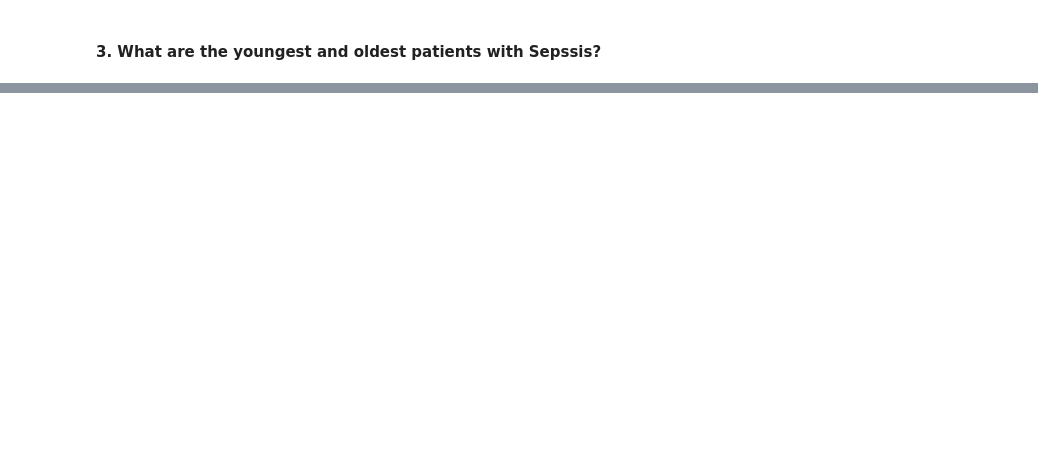
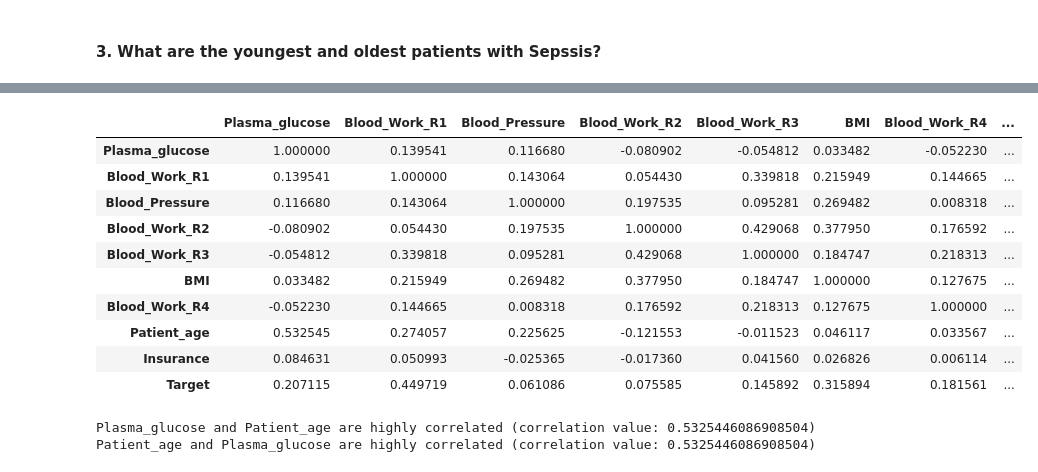
Before and after one commit to Gilbert-B/Machine-Learning-API-using-FastAPI, a Jupyter notebook: datasets/Sepsis.ipynb, the cells around one changed output, grey strips where cells are left out. Saved outputs shown, nothing was run; the diff lists cells and outputs as text; code cells hidden in the pictures; blank space fills up the shorter version.

```diff
--- a/datasets/Sepsis.ipynb
+++ b/datasets/Sepsis.ipynb
@@ -661,0 +747,40 @@ print(f'The oldest and youngest patient with Sepssis is {highest_positive_age} a
+# %%
+# Calculate the correlation matrix
+correlation_matrix = train_df.corr()
+
+# Create a DataFrame from the correlation matrix
+correlation_table = pd.DataFrame(correlation_matrix)
+
+# Print the correlation table
+correlation_table
+# %% [output]
+|  | Plasma_glucose | Blood_Work_R1 | Blood_Pressure | Blood_Work_R2 | Blood_Work_R3 | BMI | Blood_Work_R4 | ... |
+| Plasma_glucose | 1.000000 | 0.139541 | 0.116680 | -0.080902 | -0.054812 | 0.033482 | -0.052230 | ... |
+| Blood_Work_R1 | 0.139541 | 1.000000 | 0.143064 | 0.054430 | 0.339818 | 0.215949 | 0.144665 | ... |
+| Blood_Pressure | 0.116680 | 0.143064 | 1.000000 | 0.197535 | 0.095281 | 0.269482 | 0.008318 | ... |
+| Blood_Work_R2 | -0.080902 | 0.054430 | 0.197535 | 1.000000 | 0.429068 | 0.377950 | 0.176592 | ... |
+| Blood_Work_R3 | -0.054812 | 0.339818 | 0.095281 | 0.429068 | 1.000000 | 0.184747 | 0.218313 | ... |
+| BMI | 0.033482 | 0.215949 | 0.269482 | 0.377950 | 0.184747 | 1.000000 | 0.127675 | ... |
+| Blood_Work_R4 | -0.052230 | 0.144665 | 0.008318 | 0.176592 | 0.218313 | 0.127675 | 1.000000 | ... |
+| Patient_age | 0.532545 | 0.274057 | 0.225625 | -0.121553 | -0.011523 | 0.046117 | 0.033567 | ... |
+| Insurance | 0.084631 | 0.050993 | -0.025365 | -0.017360 | 0.041560 | 0.026826 | 0.006114 | ... |
+| Target | 0.207115 | 0.449719 | 0.061086 | 0.075585 | 0.145892 | 0.315894 | 0.181561 | ... |
+# %%
+
+# Set the threshold for high correlation
+threshold = 0.5
+
+# Find the highly correlated variables
+high_correlation = (correlation_matrix.abs() > threshold) & (correlation_matrix != 1)
+
+# Get the variable pairs with high correlation
+high_correlation_pairs = [(i, j) for i in high_correlation.columns for j in high_correlation.columns if high_correlation.loc[i, j]]
+
+# Print the highly correlated variables
+for pair in high_correlation_pairs:
+    var1, var2 = pair
+    correlation_value = correlation_matrix.loc[var1, var2]
+    print(f"{var1} and {var2} are highly correlated (correlation value: {correlation_value})")
+# %% [output]
+Plasma_glucose and Patient_age are highly correlated (correlation value: 0.5325446086908504)
+Patient_age and Plasma_glucose are highly correlated (correlation value: 0.5325446086908504)
```
Also changed, not shown: parts of 44 cells of this notebook.
